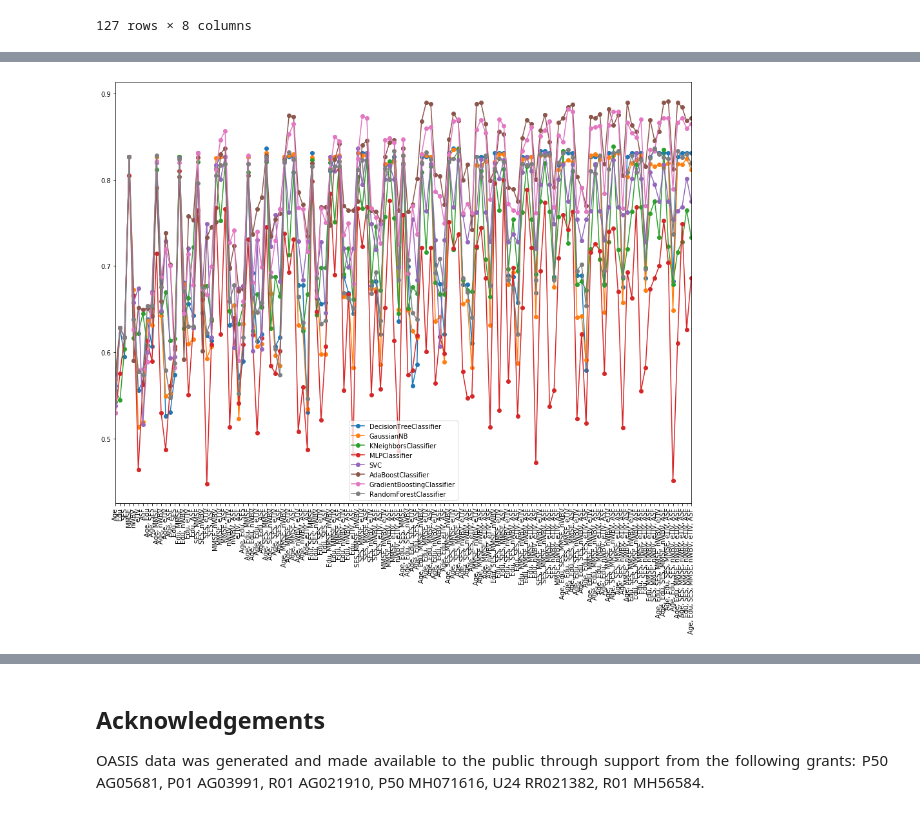
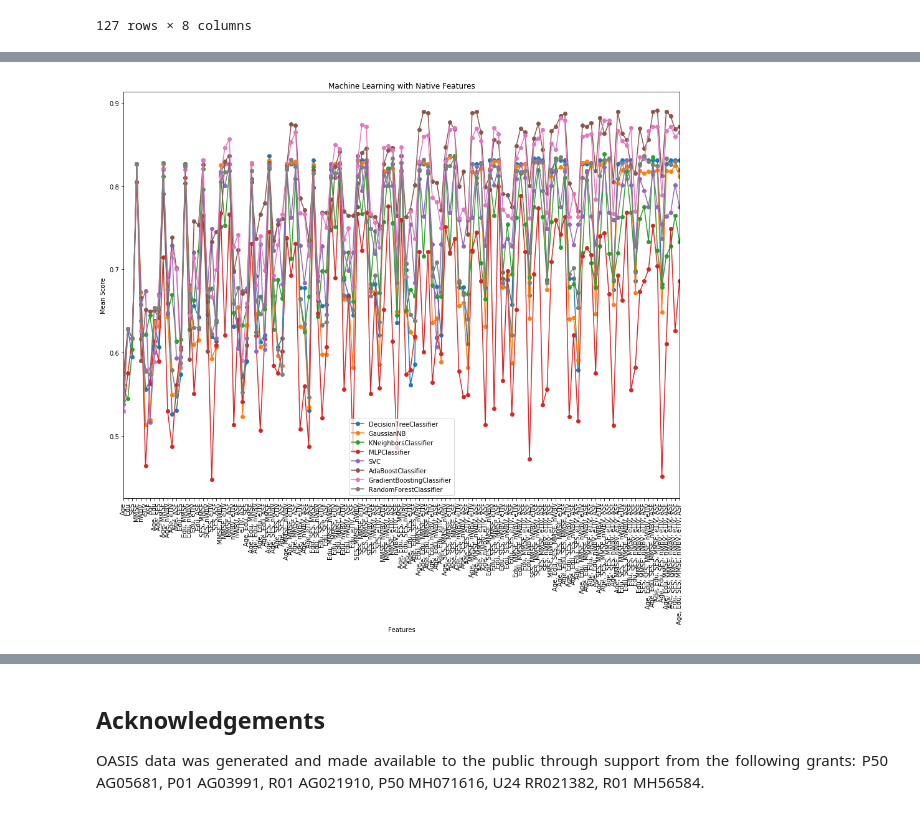
Before and after one commit to markcapece/dementia, a Jupyter notebook: MRI_and_Alzheimers.ipynb, the cells around one changed output, grey strips where cells are left out. Drawn from its saved outputs; the diff is of its cells as text; code cells hidden in the pictures.

```diff
--- a/MRI_and_Alzheimers.ipynb
+++ b/MRI_and_Alzheimers.ipynb
@@ -676,11 +688,15 @@ pkld_raw_full_mean
 # %%
 pkld_raw_full_mean.plot(style='o-')
 plt.xticks(range(len(pkld_raw_full_mean.index)),
            pkld_raw_full_mean.index,
            rotation=90)
+plt.title('Machine Learning with Native Features')
+plt.ylabel('Mean Score')
+plt.xlabel('Features')
+plt.legend(loc='best')
 plt.show()
 # %% [output]
-[figure, old version]
+[figure, new version]
 # %%
 pkld_raw_full_mean.loc[['MMSE' not in i for i in list(pkld_raw_full_mean.index)]]
 # %% [output]
```
Also changed, not shown: parts of 19 cells of this notebook.
